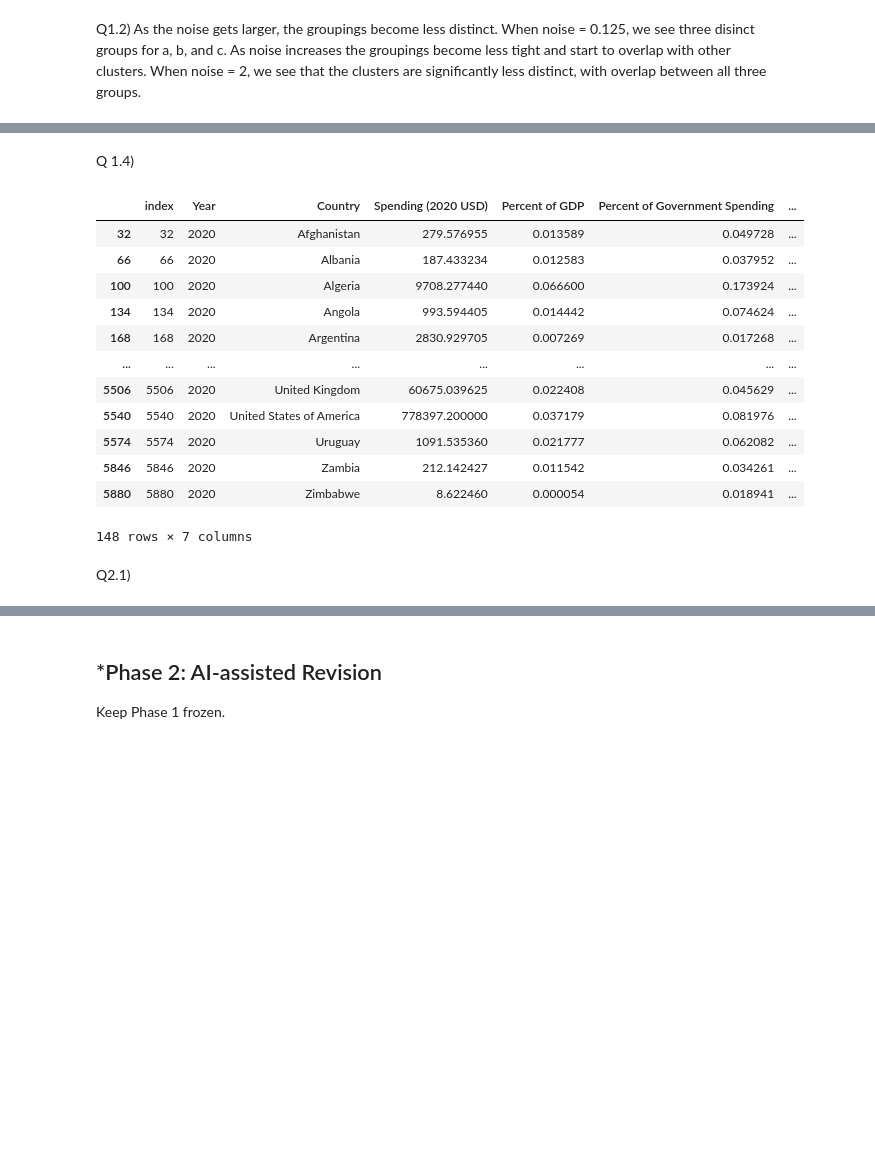
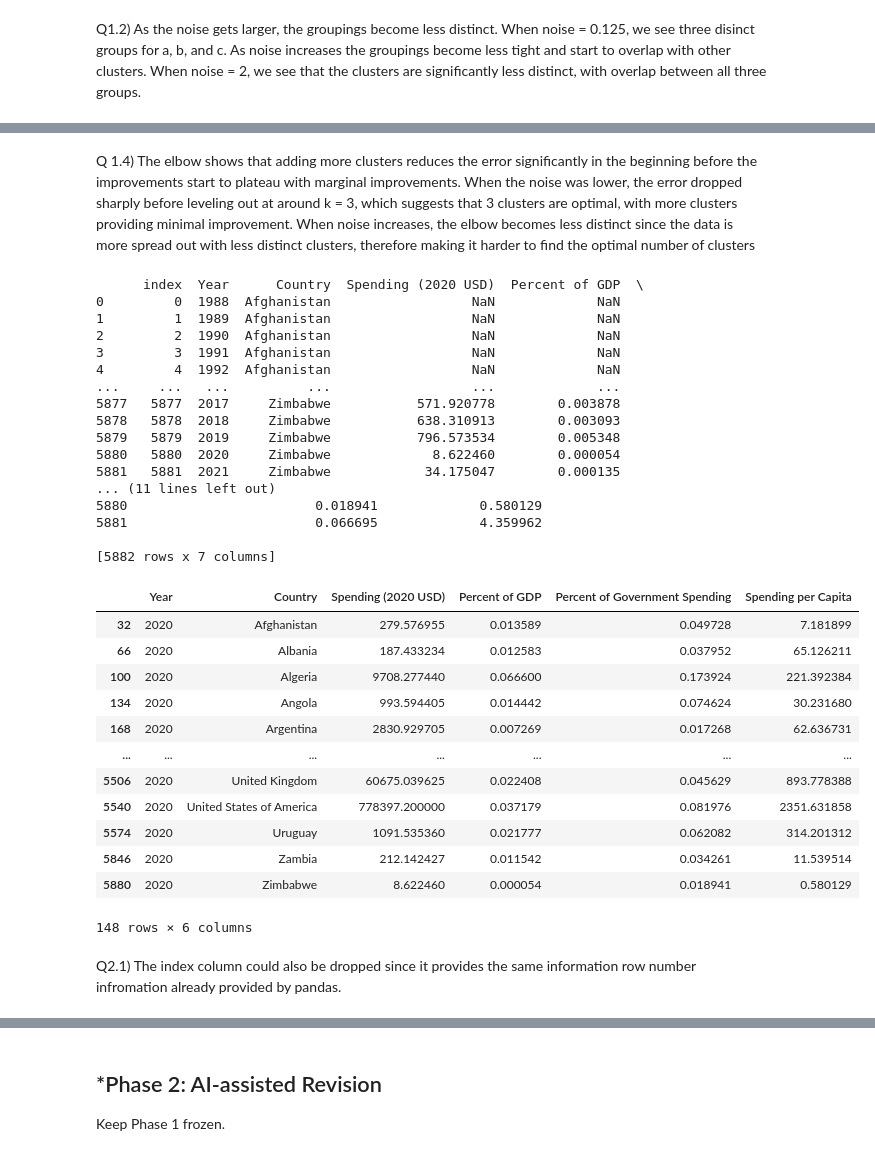
Before and after one commit to KevinT135/A04-clustering, a Jupyter notebook: notebook.ipynb, the cells around one changed output, grey strips where cells are left out. Cells and saved outputs as stored; diff of their text form; code cells hidden in the pictures; blank space fills up the shorter version.

```diff
--- a/notebook.ipynb
+++ b/notebook.ipynb
@@ -184,25 +184,45 @@ Q 1.3) As noises increases the plot starts to exihibit more of an elbow
 # %% [markdown]
-Q 1.4)
+Q 1.4) The elbow shows that adding more clusters reduces the error significantly in the beginning before the improvements start to plateau with marginal improvements. When the noise was lower, the error dropped sharply before leveling out at around k = 3, which suggests that 3 clusters are optimal, with more clusters providing minimal improvement. When noise increases, the elbow becomes less distinct since the data is more spread out with less distinct clusters, therefore making it harder to find the optimal number of clusters
 # %%
 #Q2.1
 import pandas as pd
 df = pd.read_csv("data/SIPRI Military Expenditure Database.csv")
+print(df)
 df_2020 = df[df["Year"] == 2020]
 cleaned = df_2020.dropna()
+#dropping index column redundant
+cleaned = cleaned.drop(columns=["index"])
 cleaned
 # %% [output]
+      index  Year      Country  Spending (2020 USD)  Percent of GDP  \
+0         0  1988  Afghanistan                  NaN             NaN
+1         1  1989  Afghanistan                  NaN             NaN
+2         2  1990  Afghanistan                  NaN             NaN
+3         3  1991  Afghanistan                  NaN             NaN
+4         4  1992  Afghanistan                  NaN             NaN
+...     ...   ...          ...                  ...             ...
+5877   5877  2017     Zimbabwe           571.920778        0.003878
+5878   5878  2018     Zimbabwe           638.310913        0.003093
+5879   5879  2019     Zimbabwe           796.573534        0.005348
+5880   5880  2020     Zimbabwe             8.622460        0.000054
+5881   5881  2021     Zimbabwe            34.175047        0.000135
+... (11 lines left out)
+5880                        0.018941             0.580129
+5881                        0.066695             4.359962
+
+[5882 rows x 7 columns]
-|  | index | Year | Country | Spending (2020 USD) | Percent of GDP | Percent of Government Spending | ... |
-| 32 | 32 | 2020 | Afghanistan | 279.576955 | 0.013589 | 0.049728 | ... |
-| 66 | 66 | 2020 | Albania | 187.433234 | 0.012583 | 0.037952 | ... |
-| 100 | 100 | 2020 | Algeria | 9708.277440 | 0.066600 | 0.173924 | ... |
-| 134 | 134 | 2020 | Angola | 993.594405 | 0.014442 | 0.074624 | ... |
-| 168 | 168 | 2020 | Argentina | 2830.929705 | 0.007269 | 0.017268 | ... |
-| ... | ... | ... | ... | ... | ... | ... | ... |
-| 5506 | 5506 | 2020 | United Kingdom | 60675.039625 | 0.022408 | 0.045629 | ... |
-| 5540 | 5540 | 2020 | United States of America | 778397.200000 | 0.037179 | 0.081976 | ... |
-| 5574 | 5574 | 2020 | Uruguay | 1091.535360 | 0.021777 | 0.062082 | ... |
-| 5846 | 5846 | 2020 | Zambia | 212.142427 | 0.011542 | 0.034261 | ... |
-| 5880 | 5880 | 2020 | Zimbabwe | 8.622460 | 0.000054 | 0.018941 | ... |
+|  | Year | Country | Spending (2020 USD) | Percent of GDP | Percent of Government Spending | Spending per Capita |
+| 32 | 2020 | Afghanistan | 279.576955 | 0.013589 | 0.049728 | 7.181899 |
+| 66 | 2020 | Albania | 187.433234 | 0.012583 | 0.037952 | 65.126211 |
+| 100 | 2020 | Algeria | 9708.277440 | 0.066600 | 0.173924 | 221.392384 |
+| 134 | 2020 | Angola | 993.594405 | 0.014442 | 0.074624 | 30.231680 |
+| 168 | 2020 | Argentina | 2830.929705 | 0.007269 | 0.017268 | 62.636731 |
+| ... | ... | ... | ... | ... | ... | ... |
+| 5506 | 2020 | United Kingdom | 60675.039625 | 0.022408 | 0.045629 | 893.778388 |
+| 5540 | 2020 | United States of America | 778397.200000 | 0.037179 | 0.081976 | 2351.631858 |
+| 5574 | 2020 | Uruguay | 1091.535360 | 0.021777 | 0.062082 | 314.201312 |
+| 5846 | 2020 | Zambia | 212.142427 | 0.011542 | 0.034261 | 11.539514 |
+| 5880 | 2020 | Zimbabwe | 8.622460 | 0.000054 | 0.018941 | 0.580129 |
-148 rows × 7 columns
+148 rows × 6 columns
 # %% [markdown]
-Q2.1)
+Q2.1) The index column could also be dropped since it provides the same information row number infromation already provided by pandas.
```
Also changed, not shown: parts of 4 cells of this notebook.
